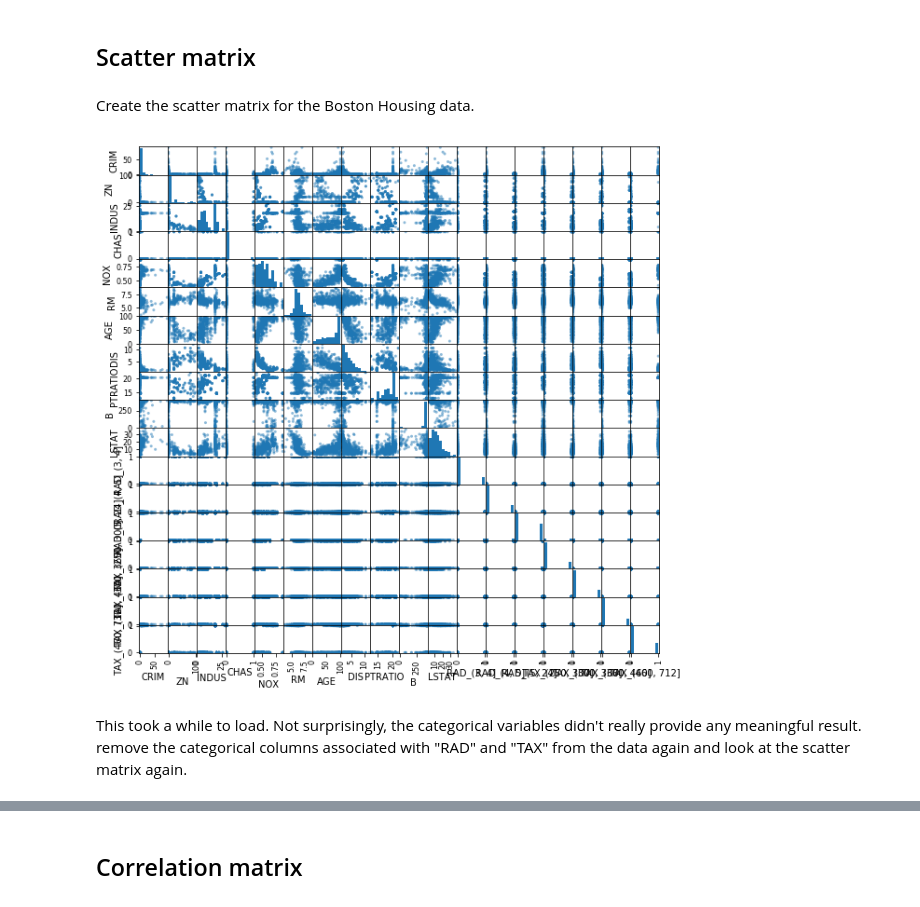
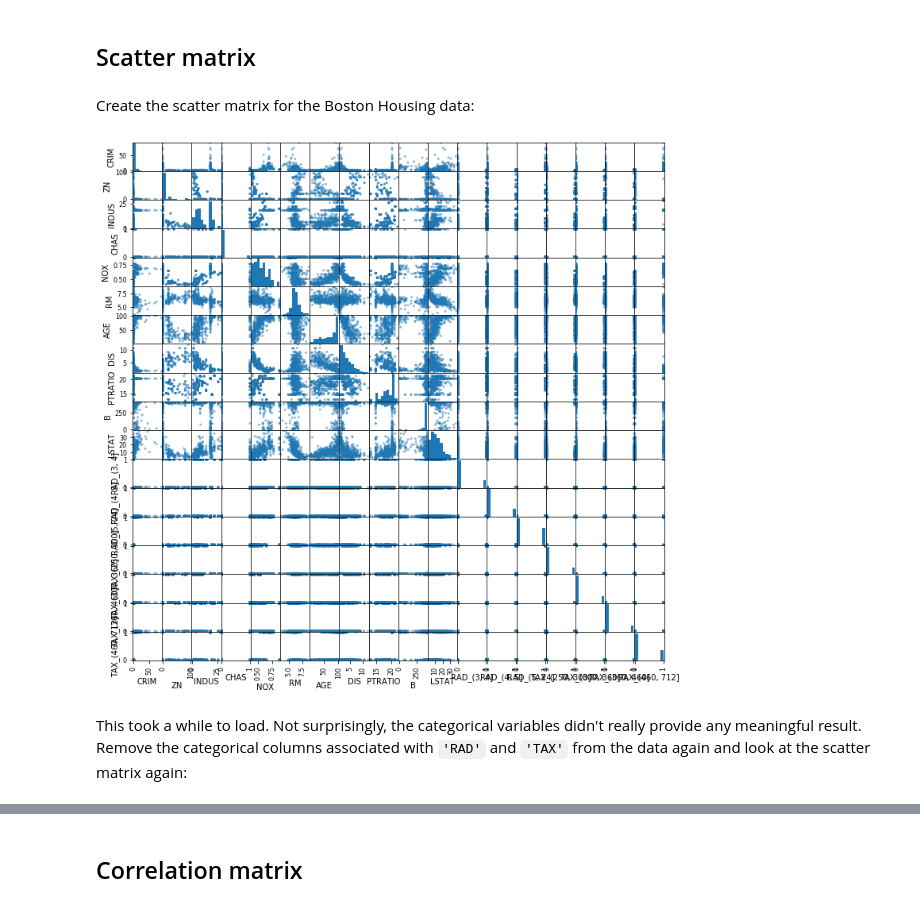
Before and after one commit to learn-co-curriculum/dsc-multicollinearity-of-features-lab, a Jupyter notebook: index.ipynb, the cells around one changed output, grey strips where cells are left out. Drawn from its saved outputs; the diff is of its cells as text; code cells hidden in the pictures.

```diff
--- a/index.ipynb
+++ b/index.ipynb
@@ -46,11 +49,11 @@ boston_features.head()
 # %% [markdown]
 ## Scatter matrix
 # %% [markdown]
-Create the scatter matrix for the Boston Housing data.
+Create the scatter matrix for the Boston Housing data:
 # %%
-pd.plotting.scatter_matrix(boston_features,figsize  = [10, 10]);
+pd.plotting.scatter_matrix(boston_features, figsize=[12, 12]);
 # %% [output]
-[figure, old version]
+[figure, new version]
 # %% [markdown]
-This took a while to load. Not surprisingly, the categorical variables didn't really provide any meaningful result. remove the categorical columns associated with "RAD" and "TAX" from the data again and look at the scatter matrix again.
+This took a while to load. Not surprisingly, the categorical variables didn't really provide any meaningful result. Remove the categorical columns associated with `'RAD'` and `'TAX'` from the data again and look at the scatter matrix again:
 # %%
```
Also changed, not shown: parts of 13 cells of this notebook, 6 other files.
